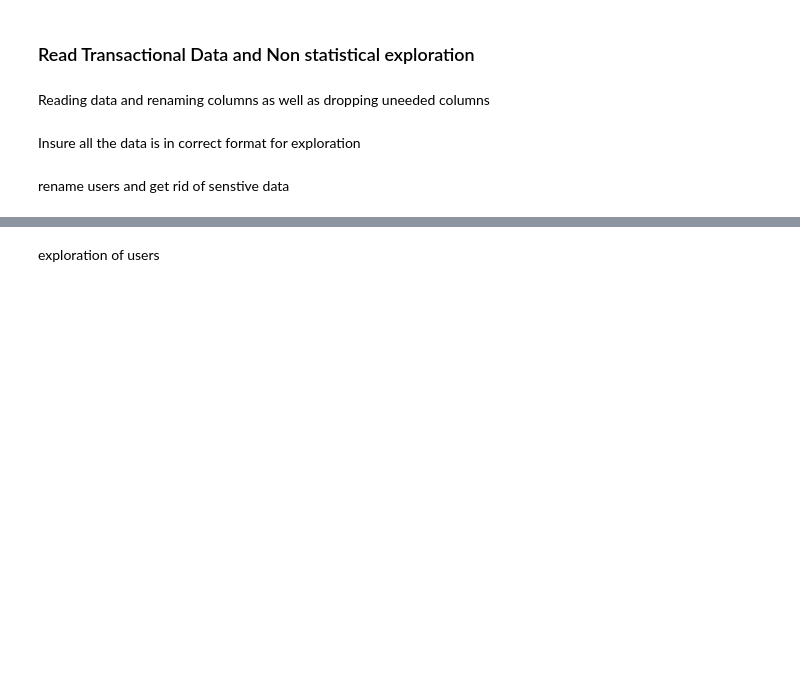
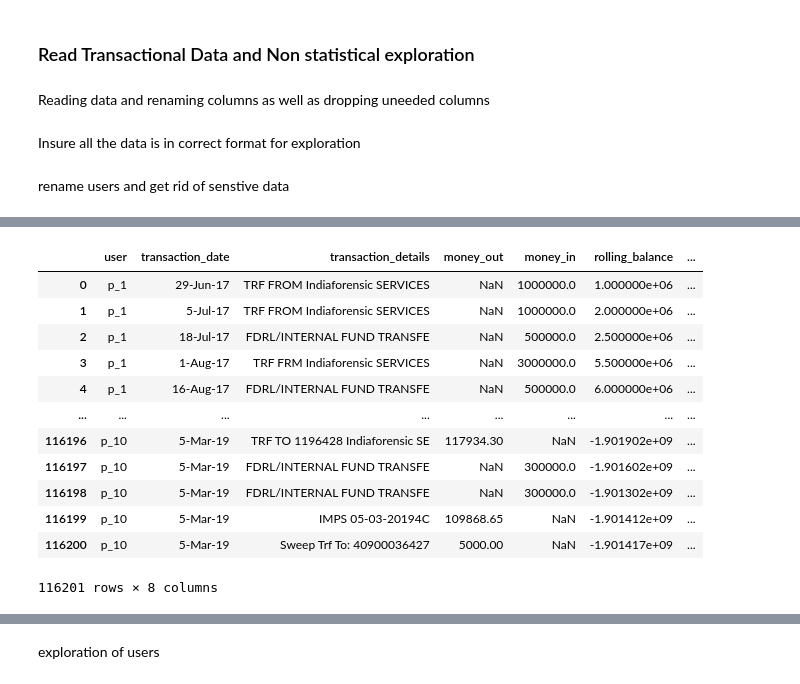
Before and after one commit to malcolmdzimati/Contextual-Behavioural-Biometrics, a Jupyter notebook: data_prep/data_prepration.ipynb, the cells around one changed output, grey strips where cells are left out. Saved outputs shown, nothing was run; the diff lists cells and outputs as text; code cells hidden in the pictures; blank space fills up the shorter version.

```diff
--- a/data_prep/data_prepration.ipynb
+++ b/data_prep/data_prepration.ipynb
@@ -33,13 +44,15 @@ transactional_data = pd.read_csv("../DataSets/TransactionalData/bank.csv")
 
 del transactional_data['CHQ.NO.']
 del transactional_data['VALUE DATE']
+del transactional_data['.']
+#del transactional_data[' DEPOSIT AMT ']
 
 transactional_data = transactional_data.rename(columns={
     "Account No": "user",
     "DATE": "transaction_date",
     "TRANSACTION DETAILS": "transaction_details",
-    " WITHDRAWAL AMT ": "money_in",
-    " DEPOSIT AMT ": "money_out",
+    " WITHDRAWAL AMT ": "money_out",
+    " DEPOSIT AMT ": "money_in",
     "BALANCE AMT": "rolling_balance"
 })
 # %% [markdown]
@@ -70,0 +90,69 @@ transactional_data['user'] = transactional_data['user'].map(user_mapping)
+# %%
+# Infer transaction types
+
+def extract_transaction_type(details):
+    details = details.lower()
+    if 'deposit' in details:
+        return "deposit"
+    elif 'cashdep' in details:
+        return "cash_deposit"
+    elif 'transfe' or 'trf' in details:
+        return "transfer"
+    elif 'eft' in details:
+        return "eft"
+    elif 'payment' in details:
+        return "payment"
+    elif 'fees' in details :
+        return "fees"
+    elif 'pos' in details :
+        return "card_purchase"
+    else:
+        return "other"
+
+merchants = []
+
+def extract_merchant(details, merchants_list):
+    match = re.search(r'\b(?:To|From)\s+([A-Za-z ]+)', details, re.IGNORECASE)
+
+    if match:
+        merchant = match.group(1).strip()  # Extract merchant name
+        if merchant not in merchants_list:
+            merchants_list.append(merchant)  # Add to merchant list dynamically
+
+
+transactional_data['transaction_type'] = transactional_data.apply(lambda row: extract_transaction_type(str(row['transaction_details'])), axis=1)
+
+extract_merchant(str(transactional_data['transaction_details']), merchants)
+
+# Sort merchants by length (longest first)
+merchants_sorted = sorted(merchants, key=len, reverse=True)
+
+# Now, iterate over the sorted list of merchants for the second pass
+def refine_merchant(details, merchants_list):
+    for merchant in merchants_list:
+        if merchant.lower() in details.lower():  # Case-insensitive match
+            return merchant
+    return 'Unknown'
+
+# Second pass: Apply the function again using the sorted merchant list
+transactional_data['merchant'] = transactional_data['transaction_details'].apply(lambda row: refine_merchant(str(row), merchants_sorted))
+
+len(transactional_data[transactional_data['merchant'].str.contains('unknown', case=False, na=False)])
+
+#len(transactional_data)
+
+transactional_data
+# %% [output]
+|  | user | transaction_date | transaction_details | money_out | money_in | rolling_balance | ... |
+| 0 | p_1 | 29-Jun-17 | TRF FROM Indiaforensic SERVICES | NaN | 1000000.0 | 1.000000e+06 | ... |
+| 1 | p_1 | 5-Jul-17 | TRF FROM Indiaforensic SERVICES | NaN | 1000000.0 | 2.000000e+06 | ... |
+| 2 | p_1 | 18-Jul-17 | FDRL/INTERNAL FUND TRANSFE | NaN | 500000.0 | 2.500000e+06 | ... |
+| 3 | p_1 | 1-Aug-17 | TRF FRM Indiaforensic SERVICES | NaN | 3000000.0 | 5.500000e+06 | ... |
+| 4 | p_1 | 16-Aug-17 | FDRL/INTERNAL FUND TRANSFE | NaN | 500000.0 | 6.000000e+06 | ... |
+| ... | ... | ... | ... | ... | ... | ... | ... |
+| 116196 | p_10 | 5-Mar-19 | TRF TO 1196428 Indiaforensic SE | 117934.30 | NaN | -1.901902e+09 | ... |
+| 116197 | p_10 | 5-Mar-19 | FDRL/INTERNAL FUND TRANSFE | NaN | 300000.0 | -1.901602e+09 | ... |
+| 116198 | p_10 | 5-Mar-19 | FDRL/INTERNAL FUND TRANSFE | NaN | 300000.0 | -1.901302e+09 | ... |
+| 116199 | p_10 | 5-Mar-19 | IMPS 05-03-20194C | 109868.65 | NaN | -1.901412e+09 | ... |
+| 116200 | p_10 | 5-Mar-19 | Sweep Trf To: 40900036427 | 5000.00 | NaN | -1.901417e+09 | ... |
+116201 rows × 8 columns
```
Also changed, not shown: parts of 12 cells of this notebook, 1 other file.
